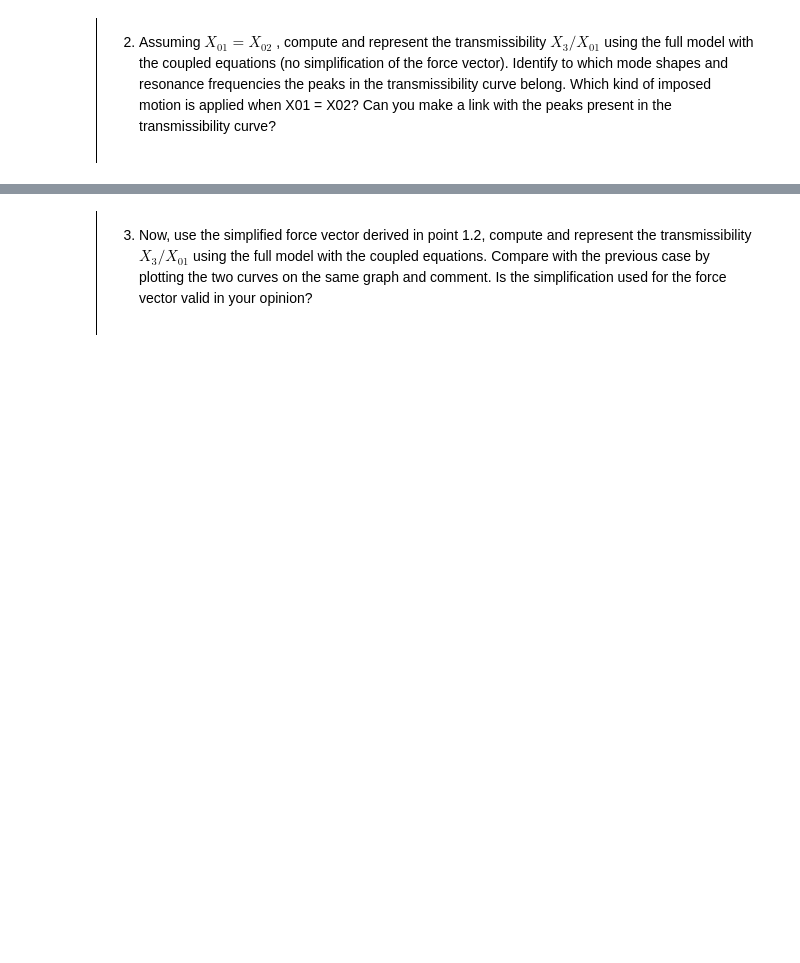
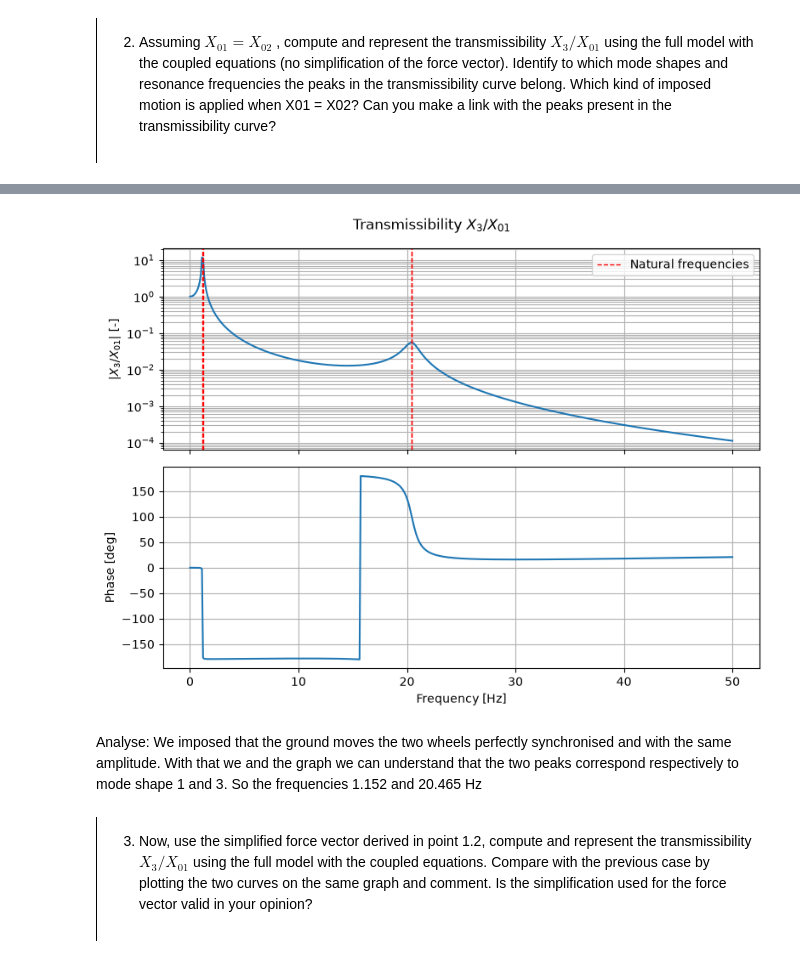
Before and after one commit to pierre-ulb/MV2627_Exercises, a Jupyter notebook: Project2627/project.ipynb, the cells around one changed output, grey strips where cells are left out. Drawn from its saved outputs; the diff is of its cells as text; code cells hidden in the pictures; blank space fills up the shorter version.

```diff
--- a/Project2627/project.ipynb
+++ b/Project2627/project.ipynb
@@ -140,0 +175,5 @@ f = np.zeros((4, 1))
+# %%
+lamb, psi = calc_eigenvalues_eigenvectors(M,K)
+freq_nat = np.sqrt(lamb)/(2*np.pi)
+print(freq_nat)
+print(psi)
@@ -151,3 +210,40 @@ f = np.zeros((4, 1))
+# %%
+f = np.linspace(0, 50, 500)
+w = 2*np.pi*f
+
+X3 = np.zeros(len(f), dtype=complex)
+
+for n, wn in enumerate(w):
+    D = K + 1j*wn*C - wn**2*M
+    F = np.array([1, 1, 0, 0])*(1j*wn*b + k)      # X01 = X02 = 1
+    X = np.linalg.solve(D, F)
+    X3[n] = X[2]
+
+
+# --- Plot de la transmissibilité X3/X01 ---
+fig, ax = plt.subplots(2, 1, figsize=(8, 6), sharex=True)
+
+ax[0].semilogy(f, np.abs(X3))
+ax[0].set_ylabel(r"$|X_3/X_{01}|$ [-]")
+ax[0].grid(True, which="both")
+for i, fn in enumerate(freq_nat):
+    ax[0].axvline(abs(fn), color="r", linestyle="--", linewidth=1,
+                  label="Natural frequencies" if i == 0 else None)
+ax[0].legend()
+
+ax[1].plot(f, np.angle(X3, deg=True))
+ax[1].set_ylabel("Phase [deg]")
+ax[1].set_xlabel("Frequency [Hz]")
+ax[1].grid(True)
+
+fig.suptitle(r"Transmissibility $X_3/X_{01}$")
+plt.tight_layout()
+plt.show()
+# %% [output]
+[figure, added]
+# %% [markdown]
+Analyse:
+We imposed that the ground moves the two wheels perfectly synchronised and with the same amplitude. With that we and the graph we can understand that the two peaks correspond respectively to mode shape 1 and 3. So the frequencies 1.152 and 20.465 Hz
 # %% [markdown]
 <div style="border-left: 1px solid black; padding: 1em; margin: 1em 0;">
 
```
Also changed, not shown: parts of 52 cells of this notebook, 1 other file.
